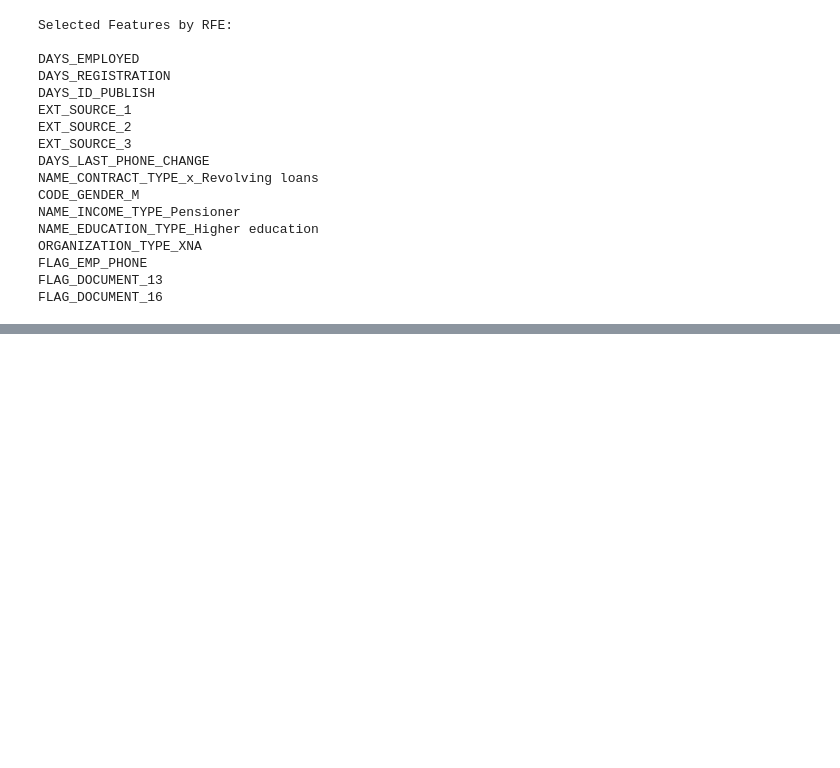
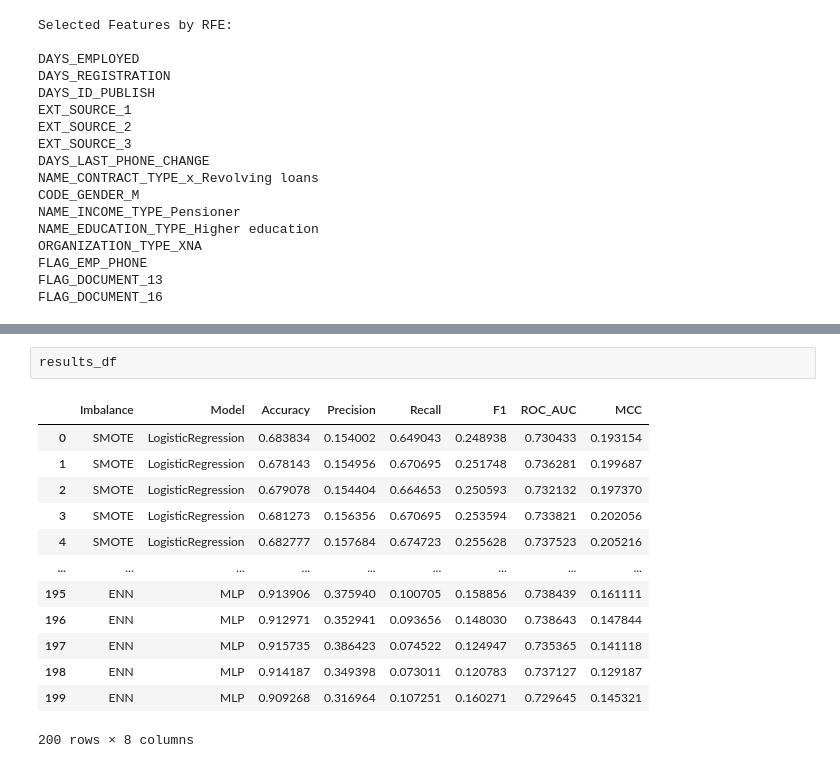
Before and after one commit to hhoow0093/IF441-B-MachineLearning-HomeCreditRisk-FinalProject, a Jupyter notebook: Home-Credit-Risk.ipynb, the cells around one changed output, grey strips where cells are left out. Saved outputs shown, nothing was run; the diff lists cells and outputs as text; blank space fills up the shorter version.

```diff
--- a/Home-Credit-Risk.ipynb
+++ b/Home-Credit-Risk.ipynb
@@ -839,0 +1211,16 @@ FLAG_DOCUMENT_16
+# %%
+results_df
+# %% [output]
+|  | Imbalance | Model | Accuracy | Precision | Recall | F1 | ROC_AUC | MCC |
+| 0 | SMOTE | LogisticRegression | 0.683834 | 0.154002 | 0.649043 | 0.248938 | 0.730433 | 0.193154 |
+| 1 | SMOTE | LogisticRegression | 0.678143 | 0.154956 | 0.670695 | 0.251748 | 0.736281 | 0.199687 |
+| 2 | SMOTE | LogisticRegression | 0.679078 | 0.154404 | 0.664653 | 0.250593 | 0.732132 | 0.197370 |
+| 3 | SMOTE | LogisticRegression | 0.681273 | 0.156356 | 0.670695 | 0.253594 | 0.733821 | 0.202056 |
+| 4 | SMOTE | LogisticRegression | 0.682777 | 0.157684 | 0.674723 | 0.255628 | 0.737523 | 0.205216 |
+| ... | ... | ... | ... | ... | ... | ... | ... | ... |
+| 195 | ENN | MLP | 0.913906 | 0.375940 | 0.100705 | 0.158856 | 0.738439 | 0.161111 |
+| 196 | ENN | MLP | 0.912971 | 0.352941 | 0.093656 | 0.148030 | 0.738643 | 0.147844 |
+| 197 | ENN | MLP | 0.915735 | 0.386423 | 0.074522 | 0.124947 | 0.735365 | 0.141118 |
+| 198 | ENN | MLP | 0.914187 | 0.349398 | 0.073011 | 0.120783 | 0.737127 | 0.129187 |
+| 199 | ENN | MLP | 0.909268 | 0.316964 | 0.107251 | 0.160271 | 0.729645 | 0.145321 |
+200 rows × 8 columns
```
Also changed, not shown: parts of 5 cells of this notebook, 1 other file.
